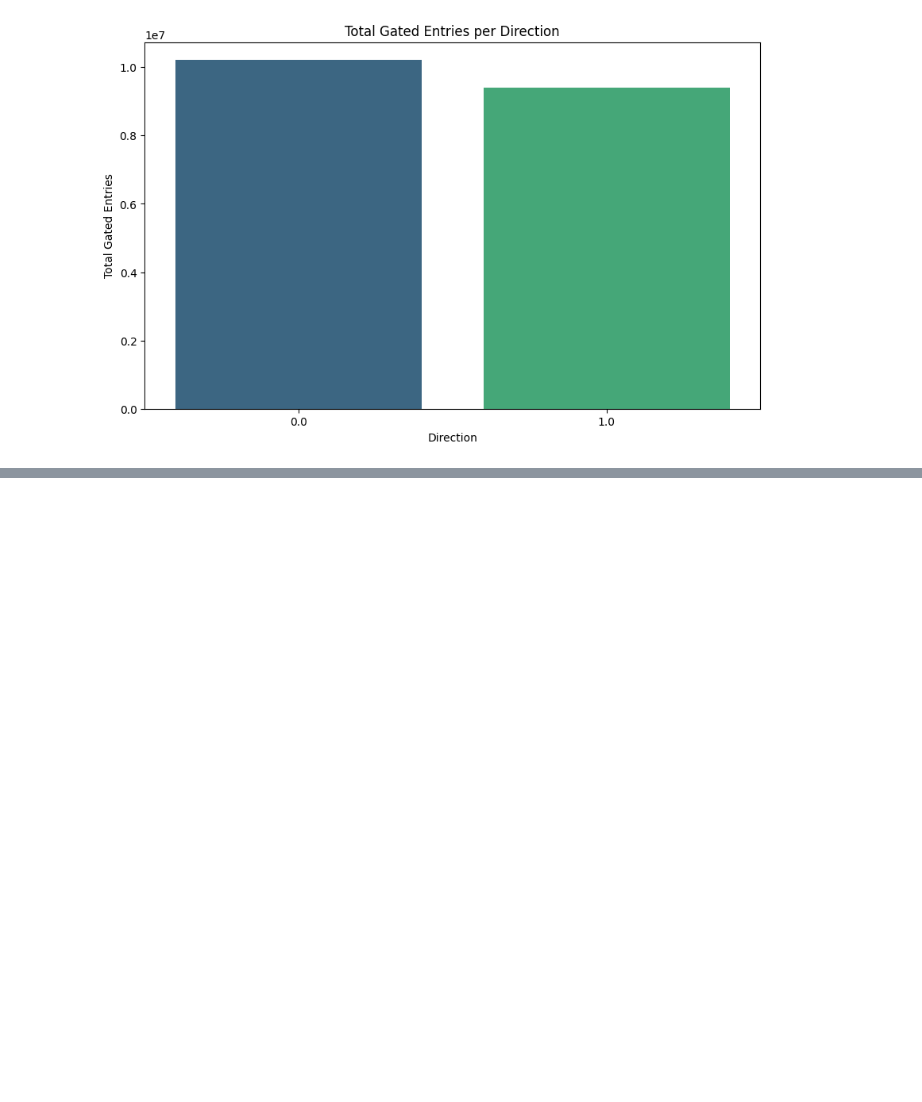
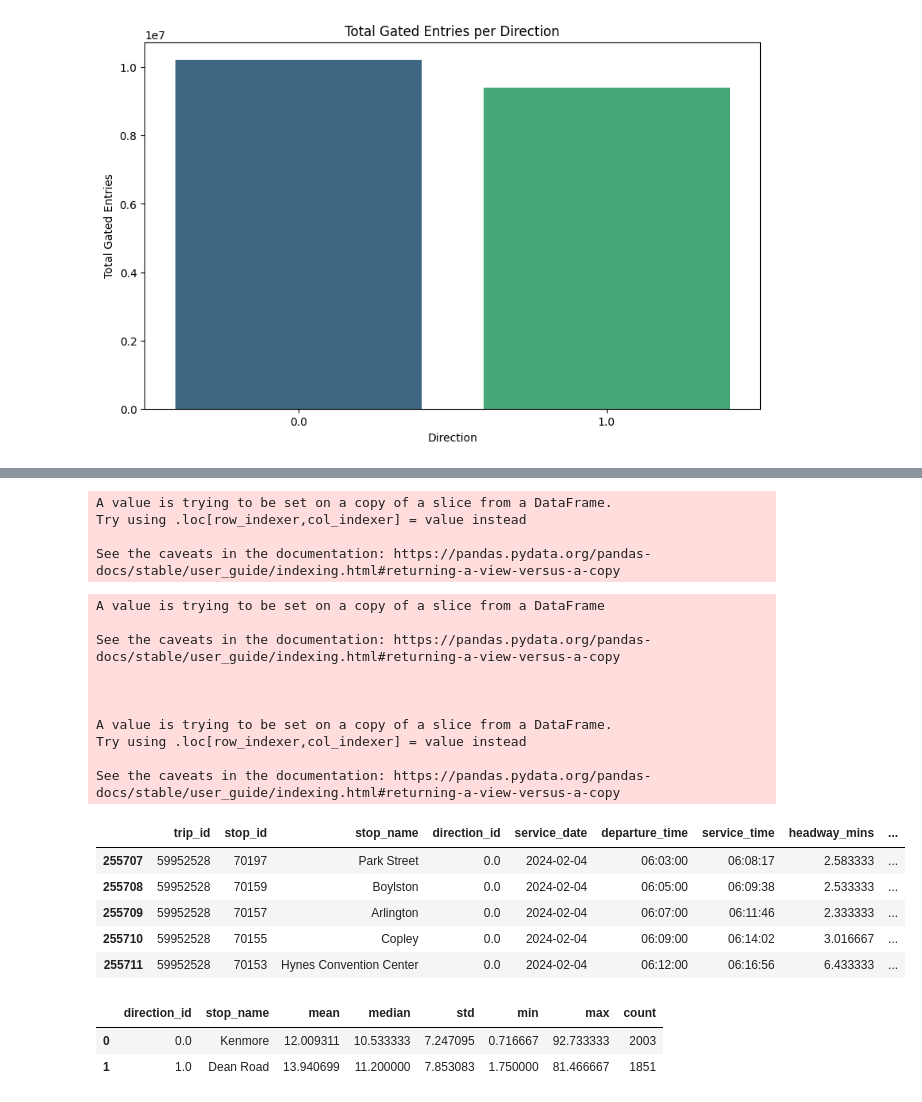
Before and after one commit to kevin-r-murphy/BA888-MBTA, a Jupyter notebook: MBTA_RapidTransit.ipynb, the cells around one changed output, grey strips where cells are left out. Drawn from its saved outputs; the diff is of its cells as text; code cells hidden in the pictures; blank space fills up the shorter version.

```diff
--- a/MBTA_RapidTransit.ipynb
+++ b/MBTA_RapidTransit.ipynb
@@ -437,0 +453,3 @@ Passing `palette` without assigning `hue` is deprecated and will be removed in v
+# %%
+stop_times_green_c = stop_times_RT[stop_times_RT['trip_id'].isin(trips_green_c['trip_id'])]
+stop_times_green_c.head()
@@ -437,0 +536,42 @@ Passing `palette` without assigning `hue` is deprecated and will be removed in v
+# %%
+stop_times_green_c = stop_times_green_c[['trip_id','stop_id','stop_name', 'direction_id','service_date', 'departure_time', 'service_time', 'headway_mins']]
+stop_times_green_c['service_time'] = stop_times_green_c['service_time'].dt.time
+# %% [output]
+A value is trying to be set on a copy of a slice from a DataFrame.
+Try using .loc[row_indexer,col_indexer] = value instead
+
+See the caveats in the documentation: https://pandas.pydata.org/pandas-docs/stable/user_guide/indexing.html#returning-a-view-versus-a-copy
+# %%
+stop_times_green_c.sort_values(by = ['trip_id','service_date', 'departure_time'], inplace = True)
+stop_times_green_c['prev_stop'] = stop_times_green_c.groupby(['trip_id', 'service_date'])['stop_name'].shift(1)
+stop_times_green_c.head()
+# %% [output]
+A value is trying to be set on a copy of a slice from a DataFrame
+
+See the caveats in the documentation: https://pandas.pydata.org/pandas-docs/stable/user_guide/indexing.html#returning-a-view-versus-a-copy
+
+
+
+A value is trying to be set on a copy of a slice from a DataFrame.
+Try using .loc[row_indexer,col_indexer] = value instead
+
+See the caveats in the documentation: https://pandas.pydata.org/pandas-docs/stable/user_guide/indexing.html#returning-a-view-versus-a-copy
+|  | trip_id | stop_id | stop_name | direction_id | service_date | departure_time | service_time | headway_mins | ... |
+| 255707 | 59952528 | 70197 | Park Street | 0.0 | 2024-02-04 | 06:03:00 | 06:08:17 | 2.583333 | ... |
+| 255708 | 59952528 | 70159 | Boylston | 0.0 | 2024-02-04 | 06:05:00 | 06:09:38 | 2.533333 | ... |
+| 255709 | 59952528 | 70157 | Arlington | 0.0 | 2024-02-04 | 06:07:00 | 06:11:46 | 2.333333 | ... |
+| 255710 | 59952528 | 70155 | Copley | 0.0 | 2024-02-04 | 06:09:00 | 06:14:02 | 3.016667 | ... |
+| 255711 | 59952528 | 70153 | Hynes Convention Center | 0.0 | 2024-02-04 | 06:12:00 | 06:16:56 | 6.433333 | ... |
+# %%
+
+green_c_comp = stop_times_green_c[stop_times_green_c['stop_id'].isin(['70151','70234'])]
+green_c_comp = green_c_comp[green_c_comp['service_time'] > pd.to_datetime('03:00:00').time()]
+green_c_comp.sort_values(by = ['stop_name','service_date', 'service_time'], inplace = True)
+green_c_comp['actual_time_diff'] = (pd.to_datetime(green_c_comp['service_time'], format="%H:%M:%S") - pd.to_datetime(green_c_comp.groupby(['stop_name','direction_id','service_date'])['service_time'].shift(1),format = "%H:%M:%S")).dt.seconds/60
+green_c_comp_out = green_c_comp.groupby(['direction_id', 'stop_name'])['actual_time_diff'].agg(['mean', 'median','std', 'min', 'max', 'count']).reset_index()
+green_c_comp_out = green_c_comp_out[green_c_comp_out['count'] > 100]
+green_c_comp_out.head()
+# %% [output]
+|  | direction_id | stop_name | mean | median | std | min | max | count |
+| 0 | 0.0 | Kenmore | 12.009311 | 10.533333 | 7.247095 | 0.716667 | 92.733333 | 2003 |
+| 1 | 1.0 | Dean Road | 13.940699 | 11.200000 | 7.853083 | 1.750000 | 81.466667 | 1851 |
```
Also changed, not shown: parts of 14 cells of this notebook.
